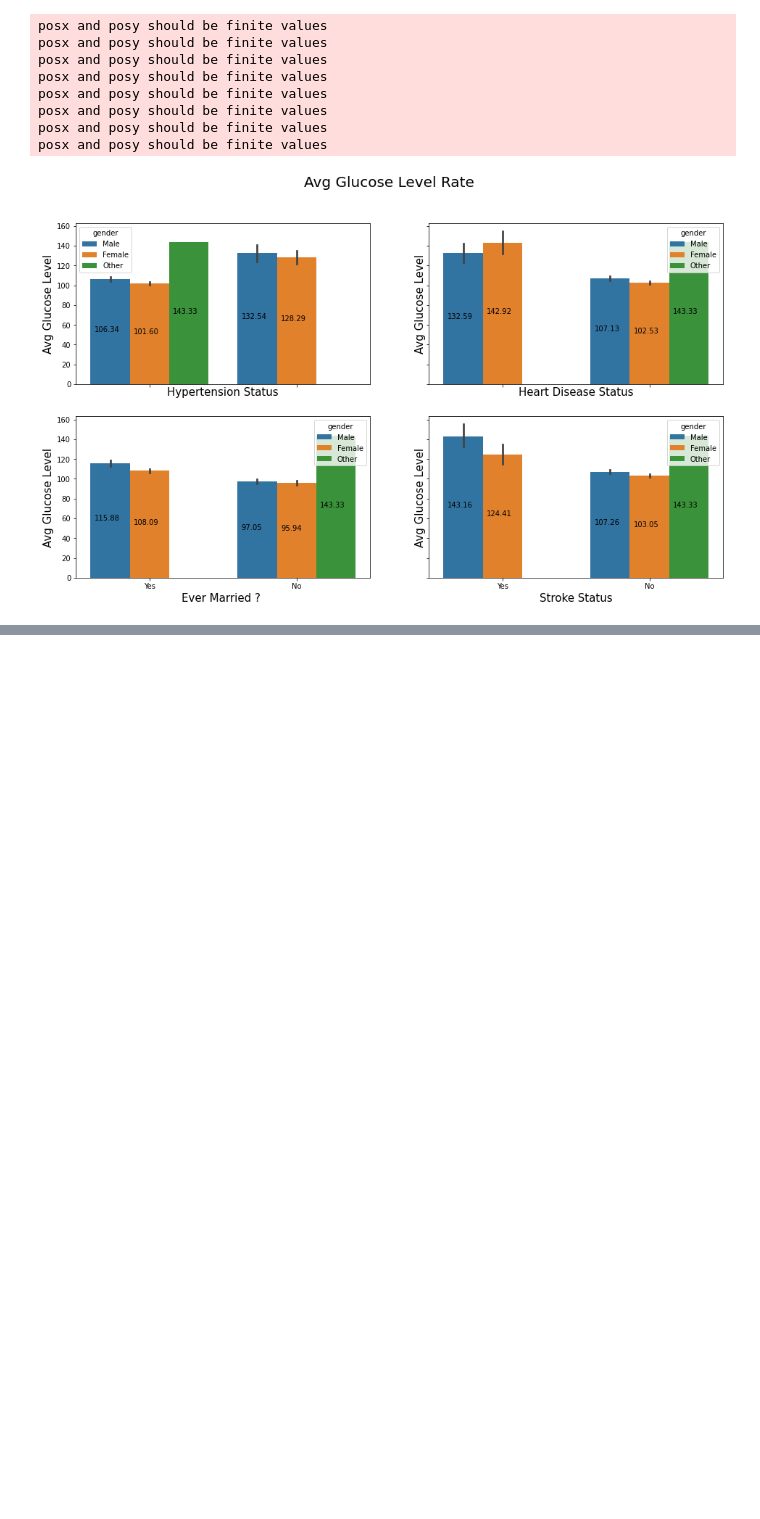
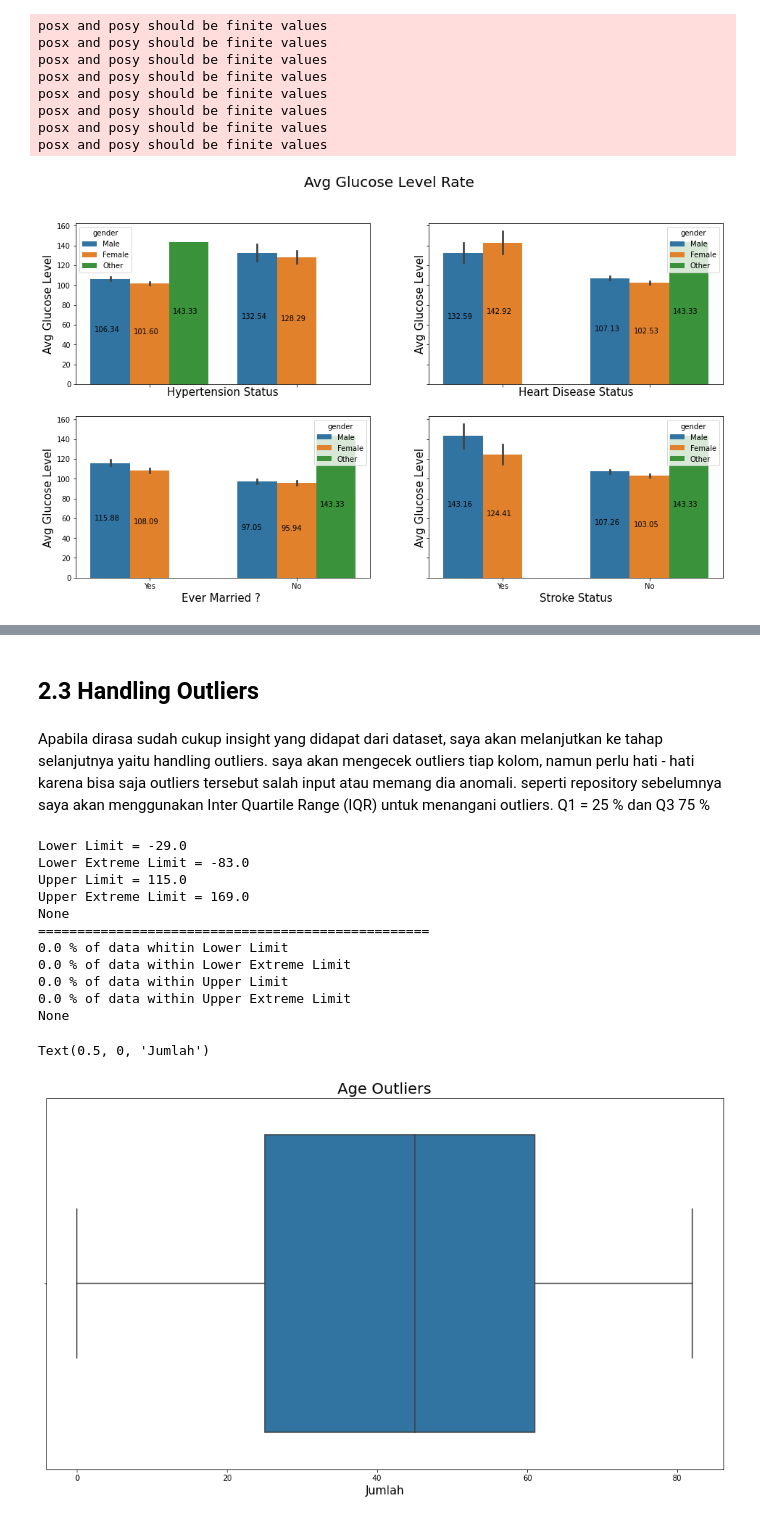
Before and after one commit to tbreja/stroke-prediction-model, a Jupyter notebook: notebook.ipynb, the cells around one changed output, grey strips where cells are left out. Drawn from its saved outputs; the diff is of its cells as text; code cells hidden in the pictures; blank space fills up the shorter version.

```diff
--- a/notebook.ipynb
+++ b/notebook.ipynb
@@ -575,0 +637,55 @@ posx and posy should be finite values
+# %% [markdown]
+## 2.3 Handling Outliers
+# %% [markdown]
+Apabila dirasa sudah cukup insight yang didapat dari dataset, saya akan melanjutkan ke tahap selanjutnya yaitu handling outliers. saya akan mengecek outliers tiap kolom, namun perlu hati - hati karena bisa saja outliers tersebut salah input atau memang dia anomali.
+seperti repository sebelumnya saya akan menggunakan Inter Quartile Range (IQR) untuk menangani outliers. Q1 = 25 % dan Q3 75 %
+# %%
+# saya akan membuat class outliers dan mendefinisikan fungsi untuk menentukan limit
+# dan mencari data dalam limit tersebut
+class outliers():
+    # membuat fungsi limit dengan parameter kolom dari dataset
+    def limit(self,i):
+        self.Q1 = data[i].quantile(0.25)
+        self.Q3 = data[i].quantile(0.75)
+        self.IQR = self.Q3 - self.Q1
+        # saya akan membuat limit extreme dari Q1 dan Q3
+        self.lower = data[i].quantile(0.25) - (self.IQR*1.5)
+        self.lower_extreme = data[i].quantile(0.25) - (self.IQR*3)
+        self.upper = data[i].quantile(0.75) + (self.IQR*1.5)
+        self.upper_extreme = data[i].quantile(0.75) + (self.IQR*3)
+        print(f'Lower Limit = {self.lower}')
+        print(f'Lower Extreme Limit = {self.lower_extreme}')
+        print(f'Upper Limit = {self.upper}')
+        print(f'Upper Extreme Limit = {self.upper_extreme}')
+    # membuat fungsi untuk mengetahui berapa persen outliers pada dataset
+    def percent_outliers(self,i):
+        print(f'{data[(data[i] <= self.lower)].shape[0]/data[i].shape[0]*100} % of data whitin Lower Limit')
+        print(f'{data[(data[i] <= self.lower_extreme)].shape[0]/data[i].shape[0]*100} % of data within Lower Extreme Limit')
+        print(f'{data[(data[i] >= self.upper)].shape[0]/data[i].shape[0]*100} % of data within Upper Limit')
+        print(f'{data[(data[i] >= self.upper_extreme)].shape[0]/data[i].shape[0]*100} % of data within Upper Extreme Limit')
+# %%
+# saya akan mengecek limit dan persen limit pada kolom age
+ol = outliers()
+print(ol.limit('age'))
+print('='*50)
+print(ol.percent_outliers('age'))
+
+# membuat boxplot kolom age untuk melakukan pengecekan pada outliers
+f, ax = plt.subplots(figsize=(16,9))
+sns.boxplot(data=data, x='age')
+plt.title('Age Outliers',fontsize=20)
+plt.xlabel('Jumlah', fontsize=15)
+# %% [output]
+Lower Limit = -29.0
+Lower Extreme Limit = -83.0
+Upper Limit = 115.0
+Upper Extreme Limit = 169.0
+None
+==================================================
+0.0 % of data whitin Lower Limit
+0.0 % of data within Lower Extreme Limit
+0.0 % of data within Upper Limit
+0.0 % of data within Upper Extreme Limit
+None
+Text(0.5, 0, 'Jumlah')
+[figure, added]
```
Also changed, not shown: parts of 31 cells of this notebook, 1 other file.
